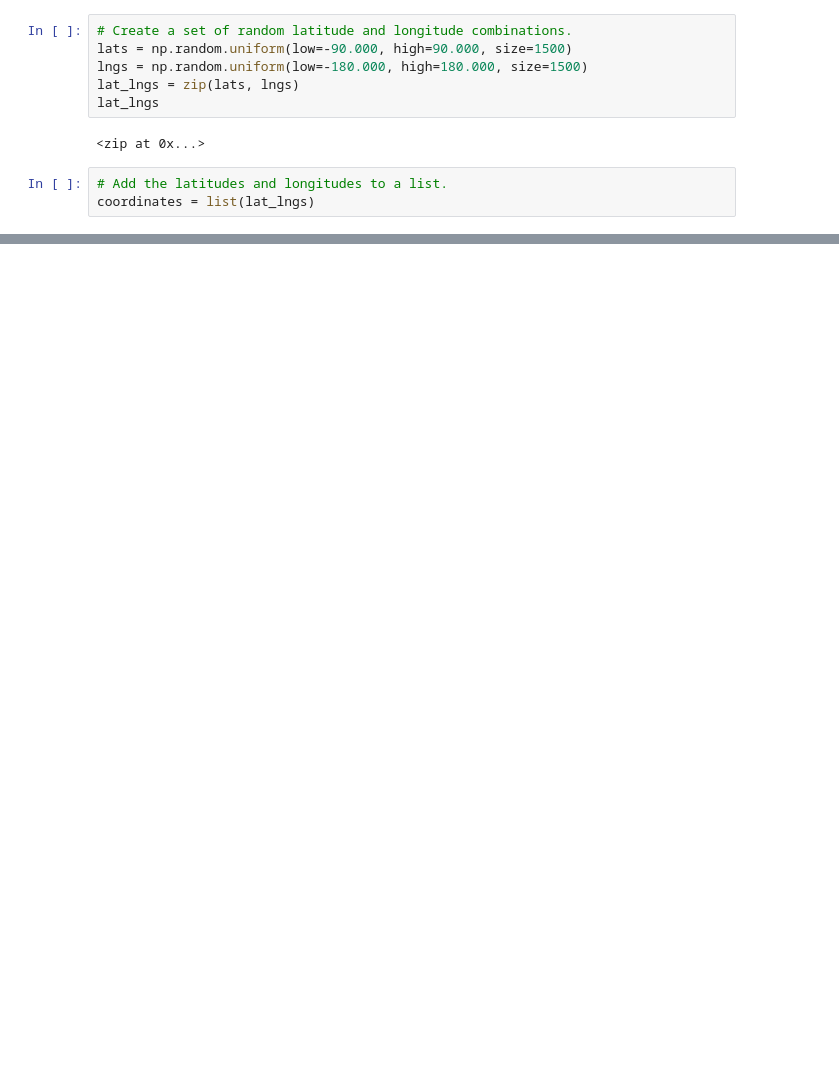
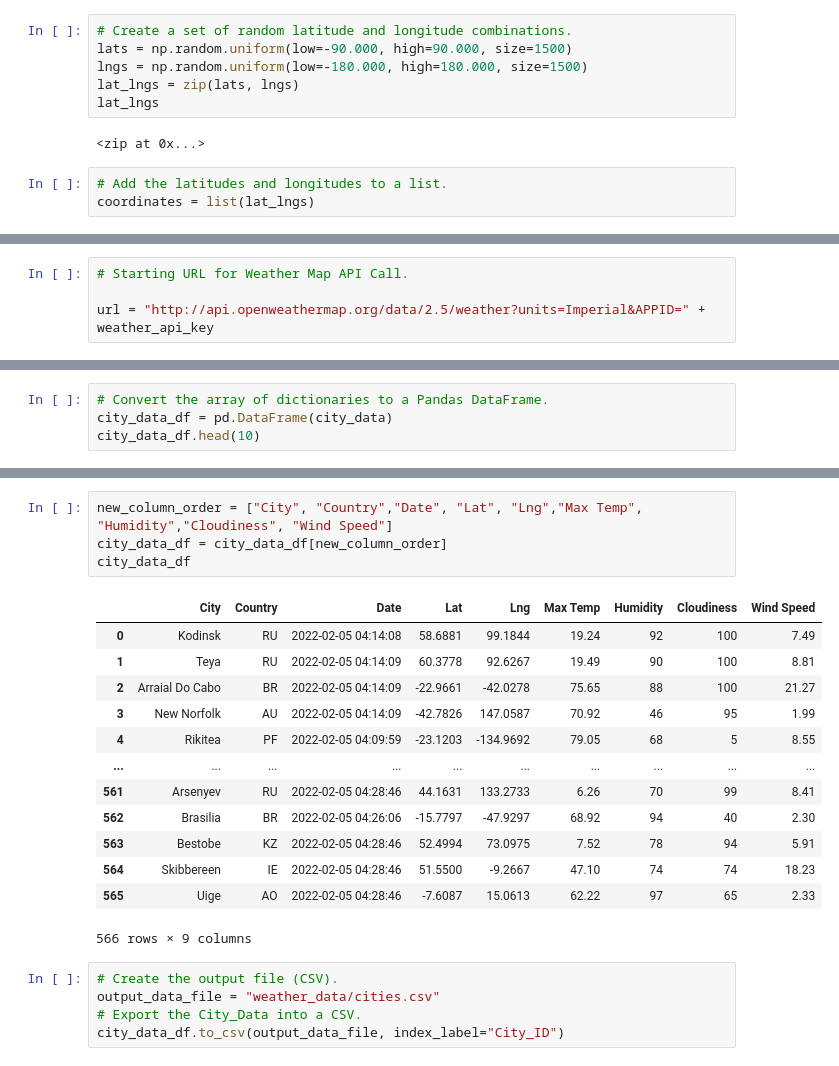
Before and after one commit to jwhberrios/World_Weather_Analysis, a Jupyter notebook: WeatherPy.ipynb, the cells around one changed output, grey strips where cells are left out. Drawn from its saved outputs; the diff is of its cells as text; blank space fills up the shorter version.

```diff
--- a/WeatherPy.ipynb
+++ b/WeatherPy.ipynb
@@ -31,0 +41,4 @@ len(cities)
+# %%
+# Starting URL for Weather Map API Call.
+
+url = "http://api.openweathermap.org/data/2.5/weather?units=Imperial&APPID=" + weather_api_key
@@ -31,0 +141,4 @@ len(cities)
+# %%
+# Convert the array of dictionaries to a Pandas DataFrame.
+city_data_df = pd.DataFrame(city_data)
+city_data_df.head(10)
@@ -31,0 +157,23 @@ len(cities)
+# %%
+new_column_order = ["City", "Country","Date", "Lat", "Lng","Max Temp", "Humidity","Cloudiness", "Wind Speed"]
+city_data_df = city_data_df[new_column_order]
+city_data_df
+# %% [output]
+|  | City | Country | Date | Lat | Lng | Max Temp | Humidity | Cloudiness | Wind Speed |
+| 0 | Kodinsk | RU | 2022-02-05 04:14:08 | 58.6881 | 99.1844 | 19.24 | 92 | 100 | 7.49 |
+| 1 | Teya | RU | 2022-02-05 04:14:09 | 60.3778 | 92.6267 | 19.49 | 90 | 100 | 8.81 |
+| 2 | Arraial Do Cabo | BR | 2022-02-05 04:14:09 | -22.9661 | -42.0278 | 75.65 | 88 | 100 | 21.27 |
+| 3 | New Norfolk | AU | 2022-02-05 04:14:09 | -42.7826 | 147.0587 | 70.92 | 46 | 95 | 1.99 |
+| 4 | Rikitea | PF | 2022-02-05 04:09:59 | -23.1203 | -134.9692 | 79.05 | 68 | 5 | 8.55 |
+| ... | ... | ... | ... | ... | ... | ... | ... | ... | ... |
+| 561 | Arsenyev | RU | 2022-02-05 04:28:46 | 44.1631 | 133.2733 | 6.26 | 70 | 99 | 8.41 |
+| 562 | Brasilia | BR | 2022-02-05 04:26:06 | -15.7797 | -47.9297 | 68.92 | 94 | 40 | 2.30 |
+| 563 | Bestobe | KZ | 2022-02-05 04:28:46 | 52.4994 | 73.0975 | 7.52 | 78 | 94 | 5.91 |
+| 564 | Skibbereen | IE | 2022-02-05 04:28:46 | 51.5500 | -9.2667 | 47.10 | 74 | 74 | 18.23 |
+| 565 | Uige | AO | 2022-02-05 04:28:46 | -7.6087 | 15.0613 | 62.22 | 97 | 65 | 2.33 |
+566 rows × 9 columns
+# %%
+# Create the output file (CSV).
+output_data_file = "weather_data/cities.csv"
+# Export the City_Data into a CSV.
+city_data_df.to_csv(output_data_file, index_label="City_ID")
```
Also changed, not shown: parts of 7 cells of this notebook, 2 other files.
